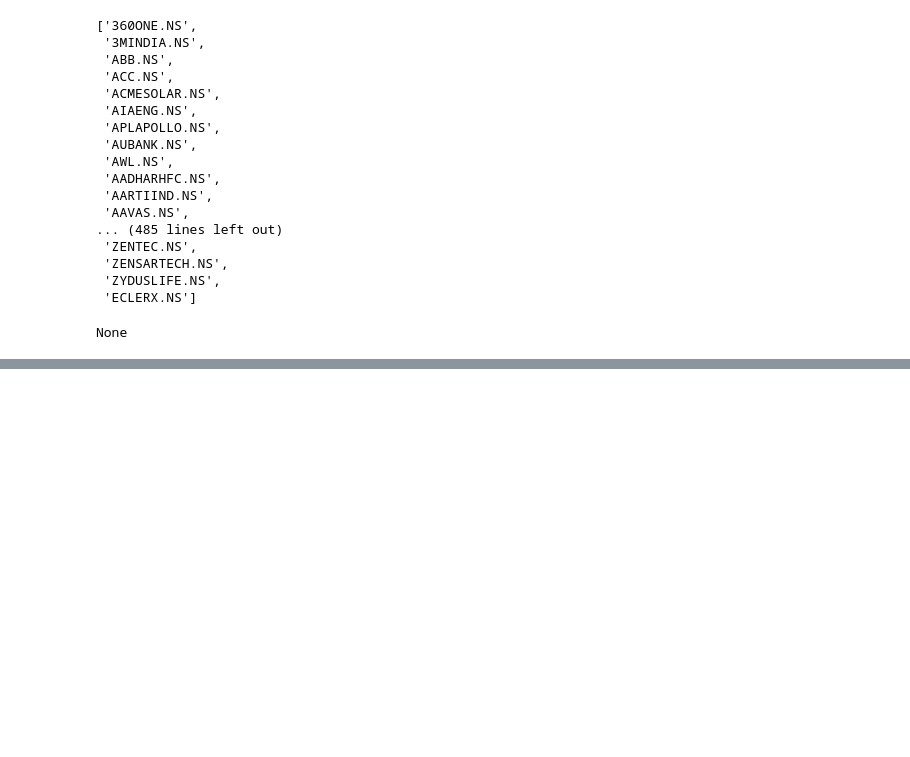
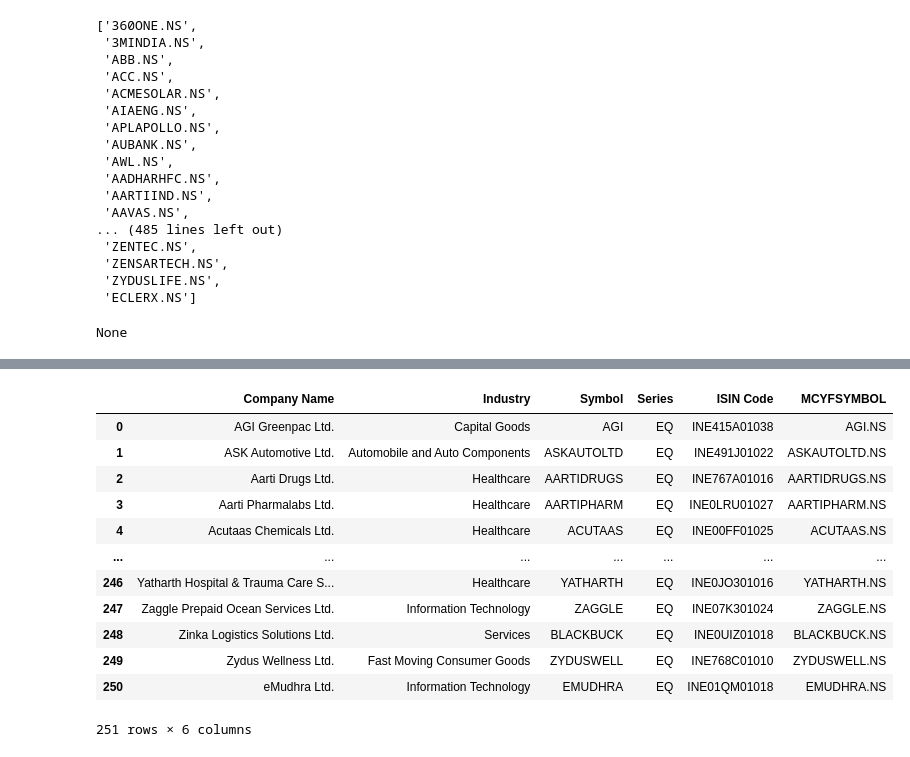
Before and after one commit to ambideXtrous9/Streamlit-AI-Portfolio, a Jupyter notebook: temp.ipynb, the cells around one changed output, grey strips where cells are left out. Cells and saved outputs as stored; diff of their text form; code cells hidden in the pictures; blank space fills up the shorter version.

Commit message:
Add Microcap 250 stock data integration and enhance stock analysis functionality in Stock Screener

```diff
--- a/temp.ipynb
+++ b/temp.ipynb
@@ -177,0 +180,2 @@ None
+# %%
+df = pd.read_csv("StockScreener/ind_niftymicrocap250_list.csv")
@@ -177,0 +191,18 @@ None
+# %%
+df['MCYFSYMBOL'] = df['Symbol'] + '.NS'
+# %%
+df
+# %% [output]
+|  | Company Name | Industry | Symbol | Series | ISIN Code | MCYFSYMBOL |
+| 0 | AGI Greenpac Ltd. | Capital Goods | AGI | EQ | INE415A01038 | AGI.NS |
+| 1 | ASK Automotive Ltd. | Automobile and Auto Components | ASKAUTOLTD | EQ | INE491J01022 | ASKAUTOLTD.NS |
+| 2 | Aarti Drugs Ltd. | Healthcare | AARTIDRUGS | EQ | INE767A01016 | AARTIDRUGS.NS |
+| 3 | Aarti Pharmalabs Ltd. | Healthcare | AARTIPHARM | EQ | INE0LRU01027 | AARTIPHARM.NS |
+| 4 | Acutaas Chemicals Ltd. | Healthcare | ACUTAAS | EQ | INE00FF01025 | ACUTAAS.NS |
+| ... | ... | ... | ... | ... | ... | ... |
+| 246 | Yatharth Hospital & Trauma Care S... | Healthcare | YATHARTH | EQ | INE0JO301016 | YATHARTH.NS |
+| 247 | Zaggle Prepaid Ocean Services Ltd. | Information Technology | ZAGGLE | EQ | INE07K301024 | ZAGGLE.NS |
+| 248 | Zinka Logistics Solutions Ltd. | Services | BLACKBUCK | EQ | INE0UIZ01018 | BLACKBUCK.NS |
+| 249 | Zydus Wellness Ltd. | Fast Moving Consumer Goods | ZYDUSWELL | EQ | INE768C01010 | ZYDUSWELL.NS |
+| 250 | eMudhra Ltd. | Information Technology | EMUDHRA | EQ | INE01QM01018 | EMUDHRA.NS |
+251 rows × 6 columns
```
Also changed, not shown: parts of 2 cells of this notebook, 2 other files.
